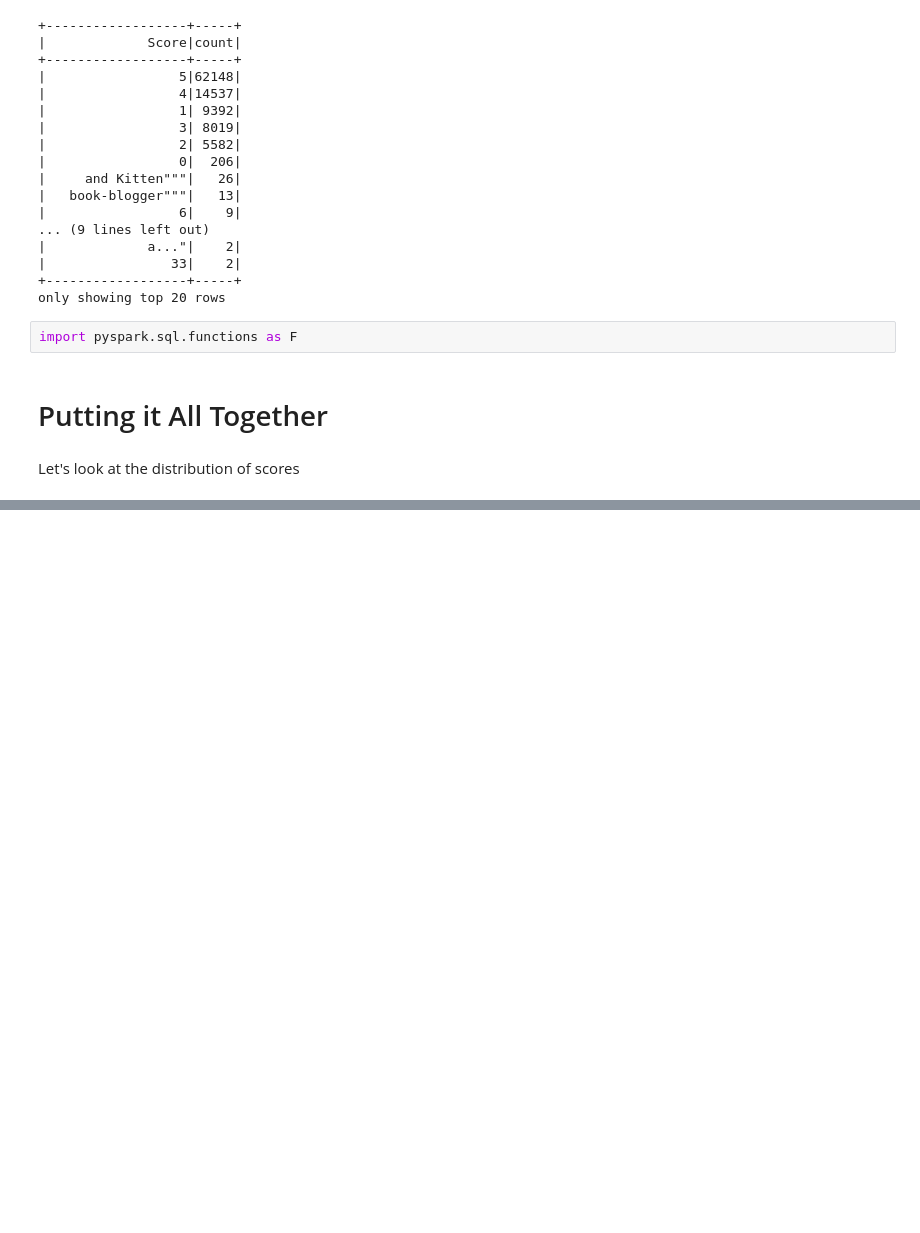
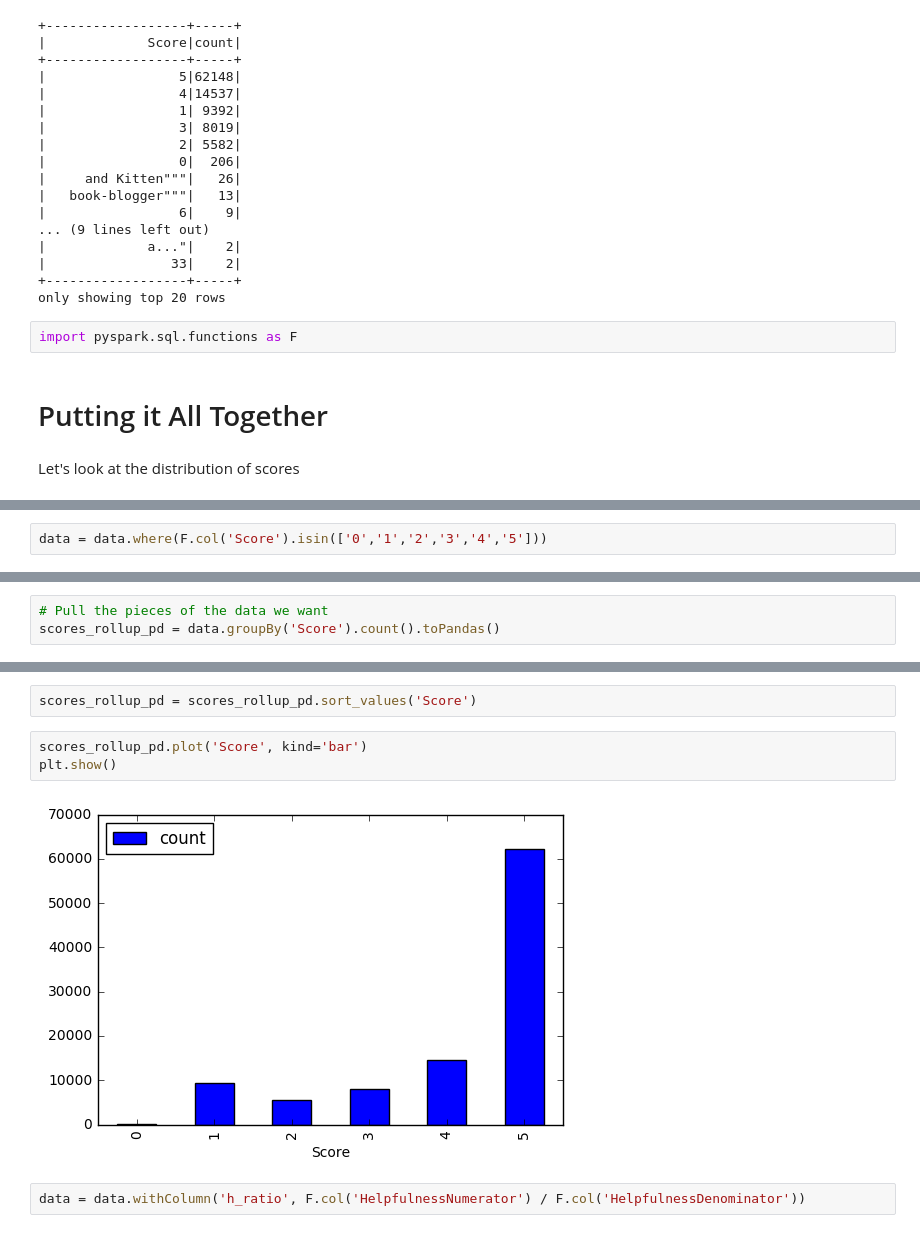
Before and after one commit to brandonbm00/CodingTemplePythonDataScience, a Jupyter notebook: bigdata/big_data_intro_thru_python.ipynb, the cells around one changed output, grey strips where cells are left out. Cells and saved outputs as stored; diff of their text form; blank space fills up the shorter version.

```diff
--- a/bigdata/big_data_intro_thru_python.ipynb
+++ b/bigdata/big_data_intro_thru_python.ipynb
@@ -198,0 +206,2 @@ Let's look at the distribution of scores
+# %%
+data = data.where(F.col('Score').isin(['0','1','2','3','4','5']))
@@ -198,0 +234,3 @@ Let's look at the distribution of scores
+# %%
+# Pull the pieces of the data we want
+scores_rollup_pd = data.groupBy('Score').count().toPandas()
@@ -198,0 +246,9 @@ Let's look at the distribution of scores
+# %%
+scores_rollup_pd = scores_rollup_pd.sort_values('Score')
+# %%
+scores_rollup_pd.plot('Score', kind='bar')
+plt.show()
+# %% [output]
+[figure, added]
+# %%
+data = data.withColumn('h_ratio', F.col('HelpfulnessNumerator') / F.col('HelpfulnessDenominator'))
```
Also changed, not shown: parts of 21 cells of this notebook.
